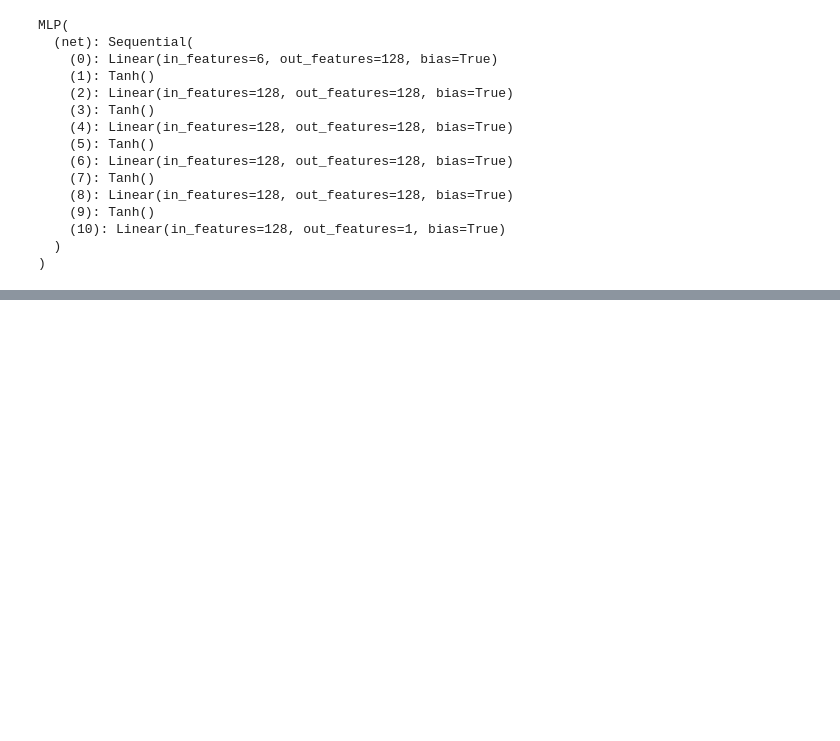
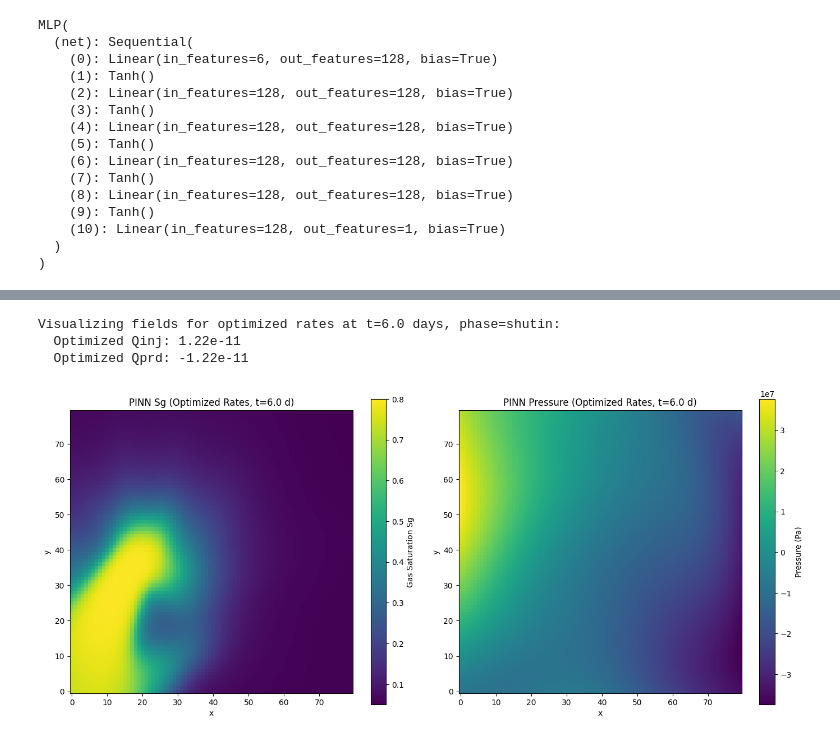
Before and after one commit to omar-mig/Optimisation, a Jupyter notebook: Untitled8.ipynb, the cells around one changed output, grey strips where cells are left out. Saved outputs shown, nothing was run; the diff lists cells and outputs as text; code cells hidden in the pictures; blank space fills up the shorter version.

```diff
--- a/Untitled8.ipynb
+++ b/Untitled8.ipynb
@@ -963,19 +1003,0 @@ plt.show()
-# %%
-def predict_P_field(t_day, phase_str, qinj0, qprd0):
-    ph0 = phase_to_id[phase_str]
-    X_in = np.stack([
-        norm_x(Xg.ravel()),
-        norm_y(Yg.ravel()),
-        norm_t(np.full(Xg.size, t_day)),
-        np.full(Xg.size, ph0),
-        np.full(Xg.size, qinj0),
-        np.full(Xg.size, qprd0),
-    ], axis=1).astype(np.float32)
-
-    out = np.zeros((X_in.shape[0], 1), dtype=np.float32)
-    bs = 8192
-    with torch.no_grad():
-        for i in range(0, X_in.shape[0], bs):
-            xb = torch.tensor(X_in[i:i+bs], device=device)
-            out[i:i+bs] = p_net(xb).cpu().numpy()
-    return denorm_p(out).reshape(Nx, Ny)
@@ -1513,0 +1627,61 @@ plt.show()
+# %%
+import matplotlib.pyplot as plt
+
+# Retrieve optimized rates and optimization context
+# These variables are still available in the kernel from the last execution of 74bde540
+optimized_qinj = initial_qinj.item()
+optimized_qprd = initial_qprd.item()
+optimization_time_day = current_time_day
+optimization_phase_id_int = current_phase_id_int
+
+# Convert phase_id_int back to string for print statement
+phase_str_map = {1: "inject", 0: "shutin", -1: "withdraw"}
+optimized_phase_str_display = phase_str_map[optimization_phase_id_int]
+
+print(f"Visualizing fields for optimized rates at t={optimization_time_day:.1f} days, phase={optimized_phase_str_display}:")
+print(f"  Optimized Qinj: {optimized_qinj:.2e}")
+print(f"  Optimized Qprd: {optimized_qprd:.2e}")
+
+# Predict Sg field with optimized rates
+# Pass the integer phase ID directly
+Sg_optimized_pred = predict_Sg_field(
+    optimization_time_day,
+    optimization_phase_id_int,
+    optimized_qinj,
+    optimized_qprd
+)
+
+# Predict P field with optimized rates
+# Pass the integer phase ID directly
+P_optimized_pred = predict_P_field(
+    optimization_time_day,
+    optimization_phase_id_int,
+    optimized_qinj,
+    optimized_qprd
+)
+
+# --- Plotting ---
+
+plt.figure(figsize=(14, 6))
+
+# Plot Optimized Gas Saturation
+plt.subplot(1, 2, 1)
+plt.title(f"PINN Sg (Optimized Rates, t={optimization_time_day:.1f} d)")
+plt.imshow(Sg_optimized_pred.T, origin="lower", aspect="equal", vmin=Sgr, vmax=1.0-Swr)
+plt.xlabel("x"); plt.ylabel("y")
+plt.colorbar(label="Gas Saturation Sg")
+
+# Plot Optimized Pressure
+plt.subplot(1, 2, 2)
+plt.title(f"PINN Pressure (Optimized Rates, t={optimization_time_day:.1f} d)")
+plt.imshow(P_optimized_pred.T, origin="lower", aspect="equal")
+plt.xlabel("x"); plt.ylabel("y")
+plt.colorbar(label="Pressure (Pa)")
+
+plt.tight_layout()
+plt.show()
+# %% [output]
+Visualizing fields for optimized rates at t=6.0 days, phase=shutin:
+  Optimized Qinj: 1.22e-11
+  Optimized Qprd: -1.22e-11
+[figure, added]
```
Also changed, not shown: parts of 83 cells of this notebook.
